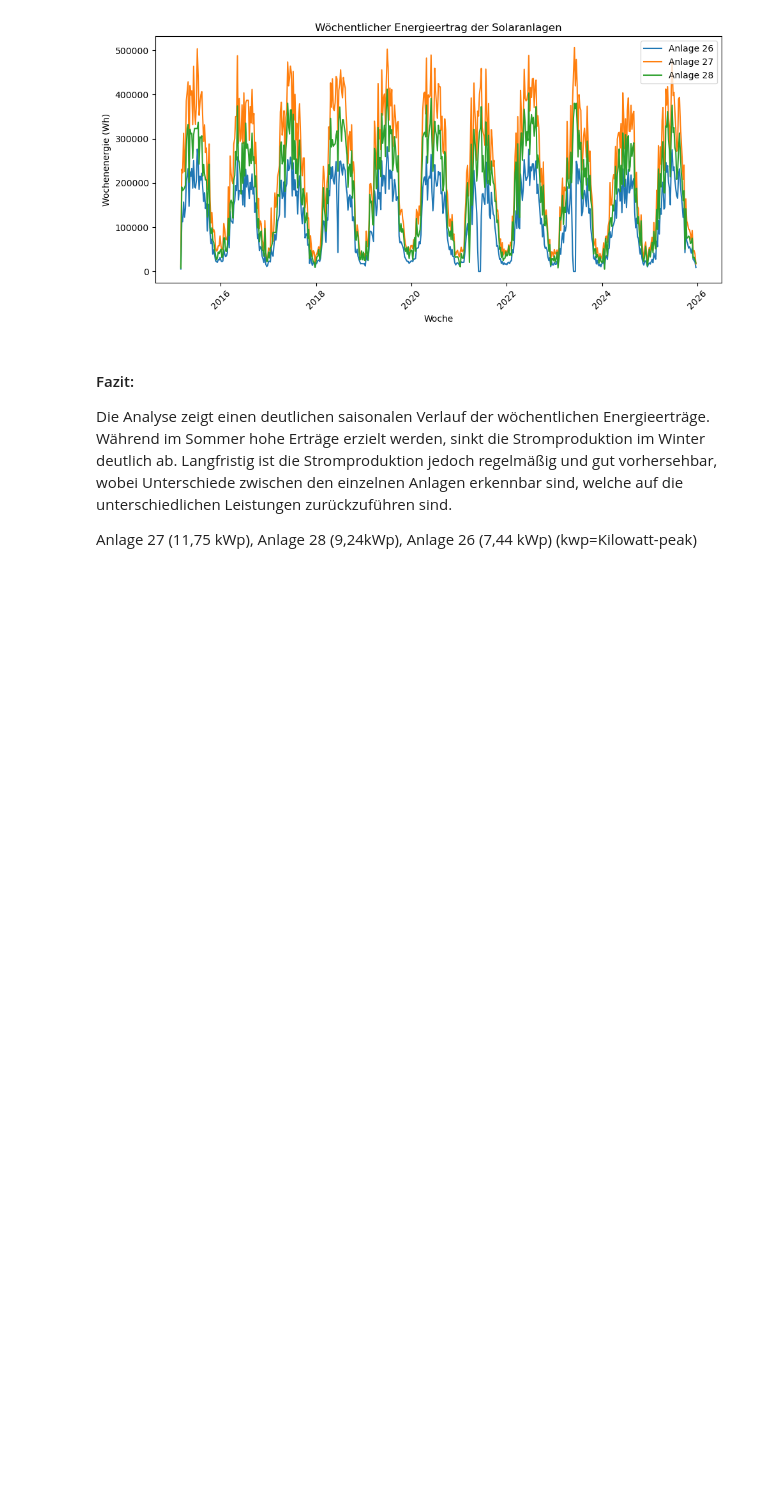
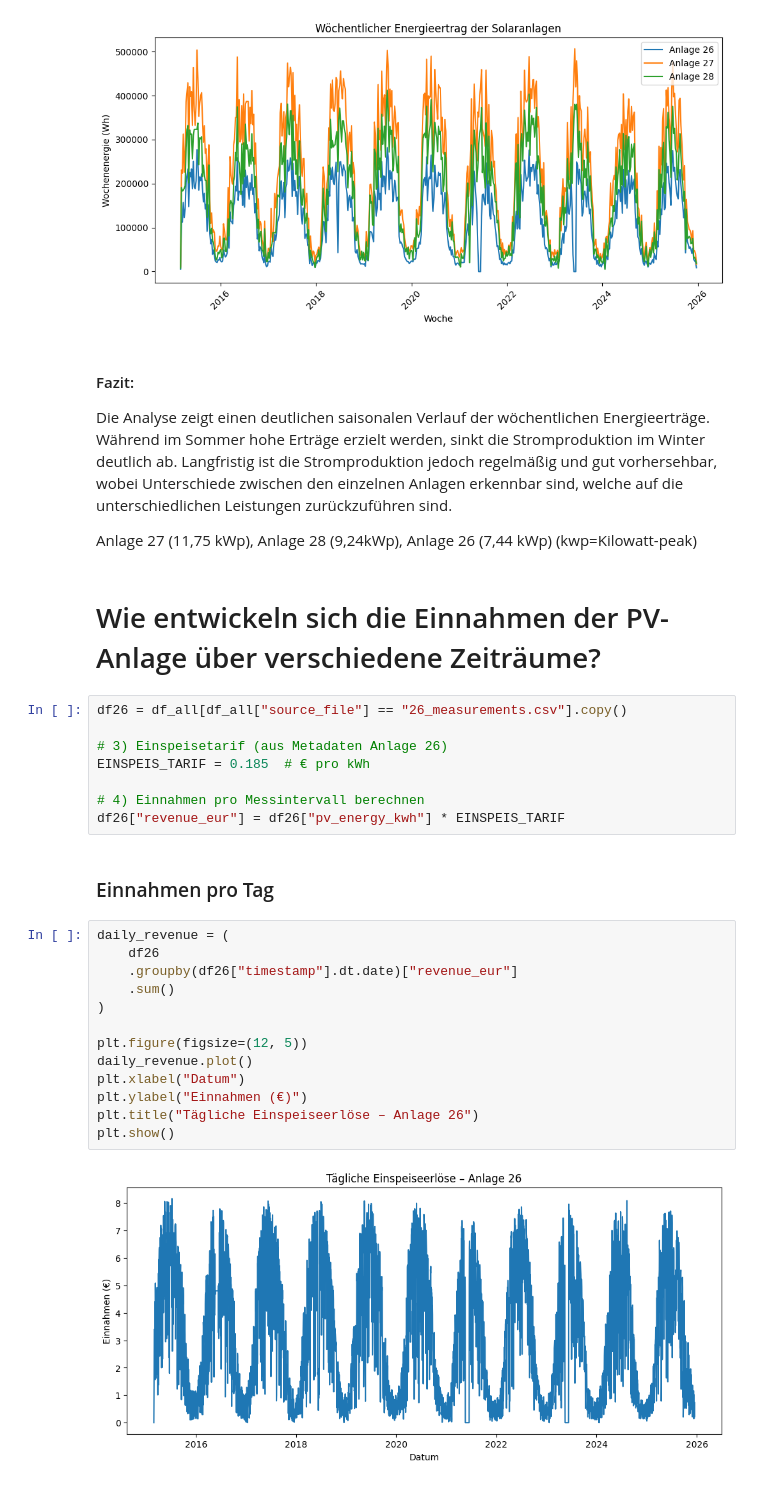
Before and after one commit to hagen-o/Inf2-Hausarbeit-SolarAnalyse, a Jupyter notebook: Hausarbeit.ipynb, the cells around one changed output. Saved outputs shown, nothing was run; the diff lists cells and outputs as text; blank space fills up the shorter version.

```diff
--- a/Hausarbeit.ipynb
+++ b/Hausarbeit.ipynb
@@ -394,3 +394,30 @@ plt.show()
 Die Analyse zeigt einen deutlichen saisonalen Verlauf der wöchentlichen Energieerträge. Während im Sommer hohe Erträge erzielt werden, sinkt die Stromproduktion im Winter deutlich ab. Langfristig ist die Stromproduktion jedoch regelmäßig und gut vorhersehbar, wobei Unterschiede zwischen den einzelnen Anlagen erkennbar sind, welche auf die unterschiedlichen Leistungen zurückzuführen sind.
 
 Anlage 27 (11,75 kWp), Anlage 28 (9,24kWp), Anlage 26 (7,44 kWp) (kwp=Kilowatt-peak)
+# %% [markdown]
+# Wie entwickeln sich die Einnahmen der PV-Anlage über verschiedene Zeiträume?
+# %%
+df26 = df_all[df_all["source_file"] == "26_measurements.csv"].copy()
+
+# 3) Einspeisetarif (aus Metadaten Anlage 26)
+EINSPEIS_TARIF = 0.185  # € pro kWh
+
+# 4) Einnahmen pro Messintervall berechnen
+df26["revenue_eur"] = df26["pv_energy_kwh"] * EINSPEIS_TARIF
+# %% [markdown]
+### Einnahmen pro Tag
+# %%
+daily_revenue = (
+    df26
+    .groupby(df26["timestamp"].dt.date)["revenue_eur"]
+    .sum()
+)
+
+plt.figure(figsize=(12, 5))
+daily_revenue.plot()
+plt.xlabel("Datum")
+plt.ylabel("Einnahmen (€)")
+plt.title("Tägliche Einspeiseerlöse – Anlage 26")
+plt.show()
+# %% [output]
+[figure, added]
```
Also changed, not shown: parts of 14 cells of this notebook, 1 other file.
